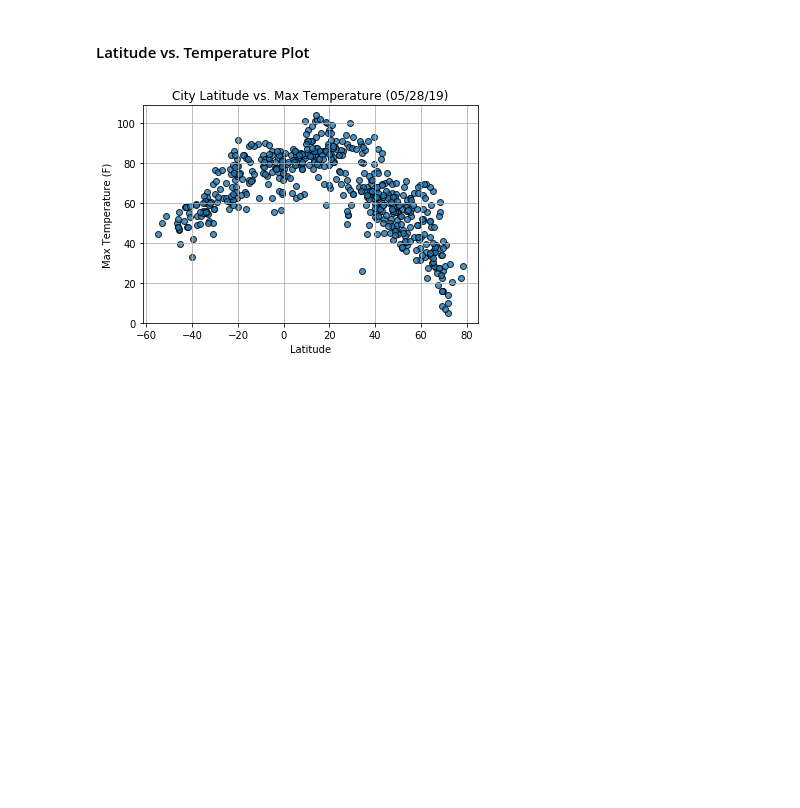
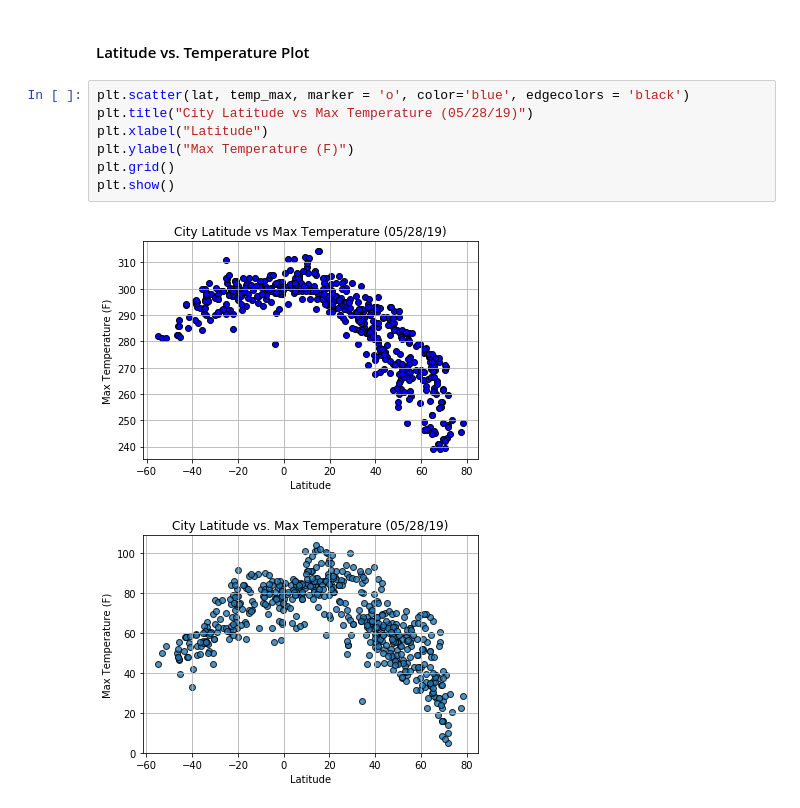
Before and after one commit to bford05/python-api-challenge, a Jupyter notebook: WeatherPy/WeatherPy.ipynb, the cells around one changed output. Saved outputs shown, nothing was run; the diff lists cells and outputs as text; blank space fills up the shorter version.

Commit message:
initial commit--completed exercises thru first scatter plot

```diff
--- a/WeatherPy/WeatherPy.ipynb
+++ b/WeatherPy/WeatherPy.ipynb
@@ -190,6 +186,15 @@ dtype: int64
 * Save the plotted figures as .pngs.
 # %% [markdown]
 #### Latitude vs. Temperature Plot
+# %%
+plt.scatter(lat, temp_max, marker = 'o', color='blue', edgecolors = 'black')
+plt.title("City Latitude vs Max Temperature (05/28/19)")
+plt.xlabel("Latitude")
+plt.ylabel("Max Temperature (F)")
+plt.grid()
+plt.show()
+# %% [output]
+[figure, added]
 # %%
 # %% [output]
 [figure]
```
Also changed, not shown: parts of 6 cells of this notebook.
